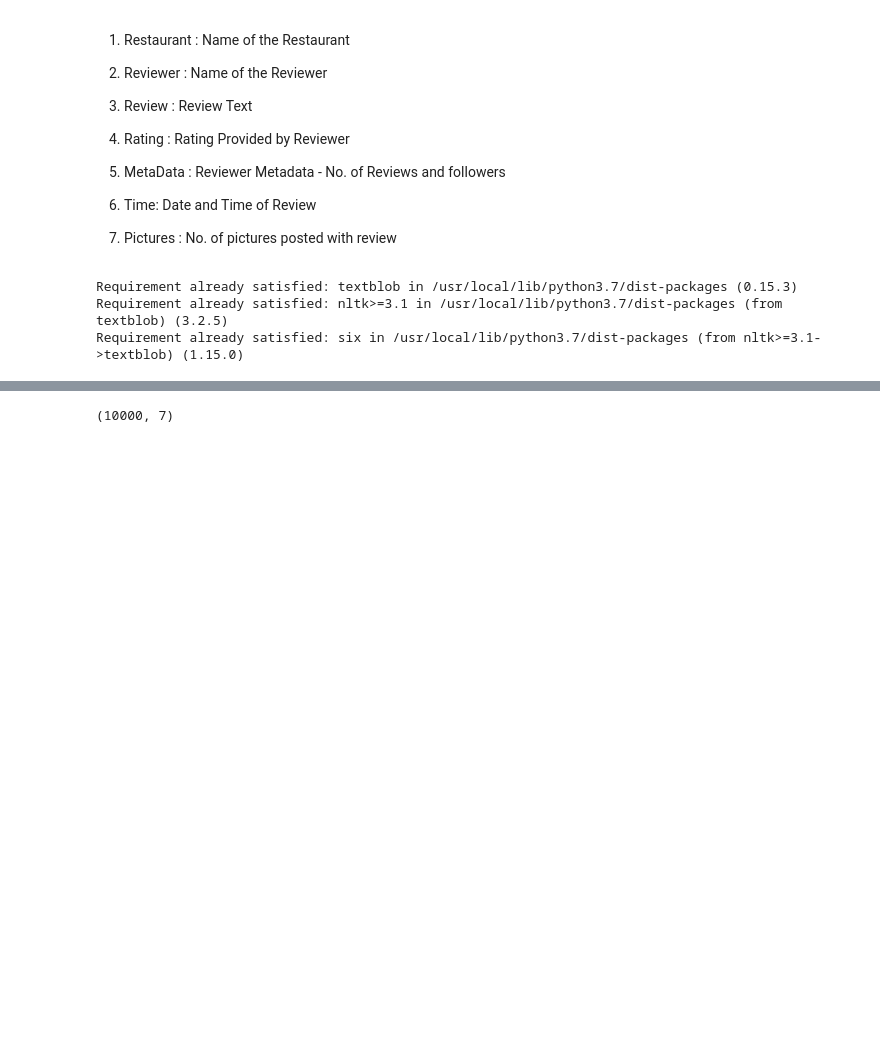
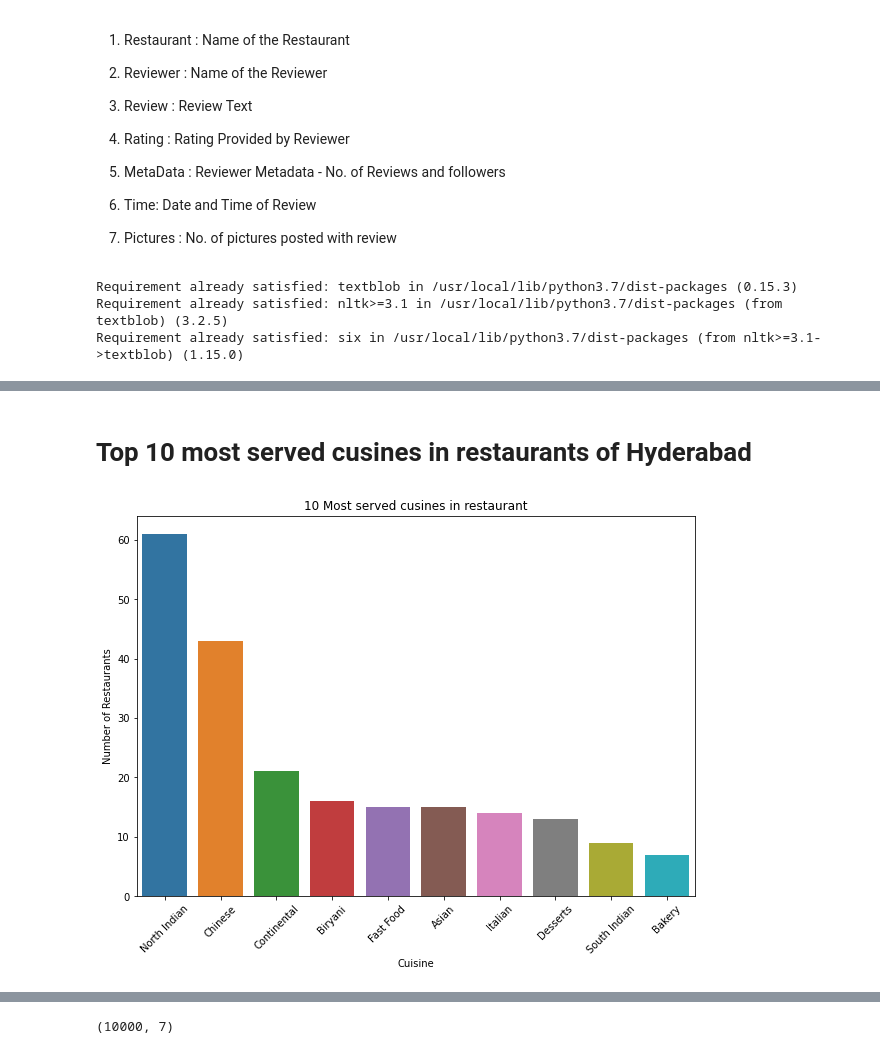
Before and after one commit to VilasSonawane/ZOMATO-RESTAURANT-CLUSTERING-AND-SENTIMENT-ANALYSIS, a Jupyter notebook: Vilas_Copy_of_ZOMATO_RESTAURANT_CLUSTERING_AND_SENTIMENT_ANALYSIS.ipynb, the cells around one changed output, grey strips where cells are left out. Saved outputs shown, nothing was run; the diff lists cells and outputs as text; code cells hidden in the pictures; blank space fills up the shorter version.

```diff
--- a/Vilas_Copy_of_ZOMATO_RESTAURANT_CLUSTERING_AND_SENTIMENT_ANALYSIS.ipynb
+++ b/Vilas_Copy_of_ZOMATO_RESTAURANT_CLUSTERING_AND_SENTIMENT_ANALYSIS.ipynb
@@ -146,0 +330,4 @@ restolist_df.drop('Links', axis = 1, inplace = True)
+# %%
+# spliting the cusines and storing in list
+cuisine_list=names_df.Cuisines.str.split(', ')
+cuisine_list
@@ -146,0 +347,12 @@ restolist_df.drop('Links', axis = 1, inplace = True)
+# %%
+# storing all the cusines in a dict
+cuis_dict = {}
+for names in cuisine_list:
+    for name in names:
+        if (name in cuis_dict):
+            cuis_dict[name]+=1
+        else:
+            cuis_dict[name]=1
+# %%
+# converting the dict to a data frame
+cuisine_df=pd.DataFrame.from_dict([cuis_dict]).transpose().reset_index().rename(columns={'index':'Cuisine',0:'Number of Restaurants'})
@@ -146,0 +368,14 @@ restolist_df.drop('Links', axis = 1, inplace = True)
+# %% [markdown]
+# **Top 10 most served cusines in restaurants of Hyderabad**
+# %%
+# graph for most cusines served in restaurant
+plt.figure(figsize= (10,7))
+plot = sns.barplot(x='Cuisine',
+            y="Number of Restaurants",
+            data=cuisine_df,
+            order=cuisine_df.sort_values('Number of Restaurants',ascending=False).Cuisine[:10])
+plt.setp(plot.get_xticklabels(), rotation = 45)
+plt.title('10 Most served cusines in restaurant')
+plt.show()
+# %% [output]
+[figure, added]
```
Also changed, not shown: parts of 46 cells of this notebook.
